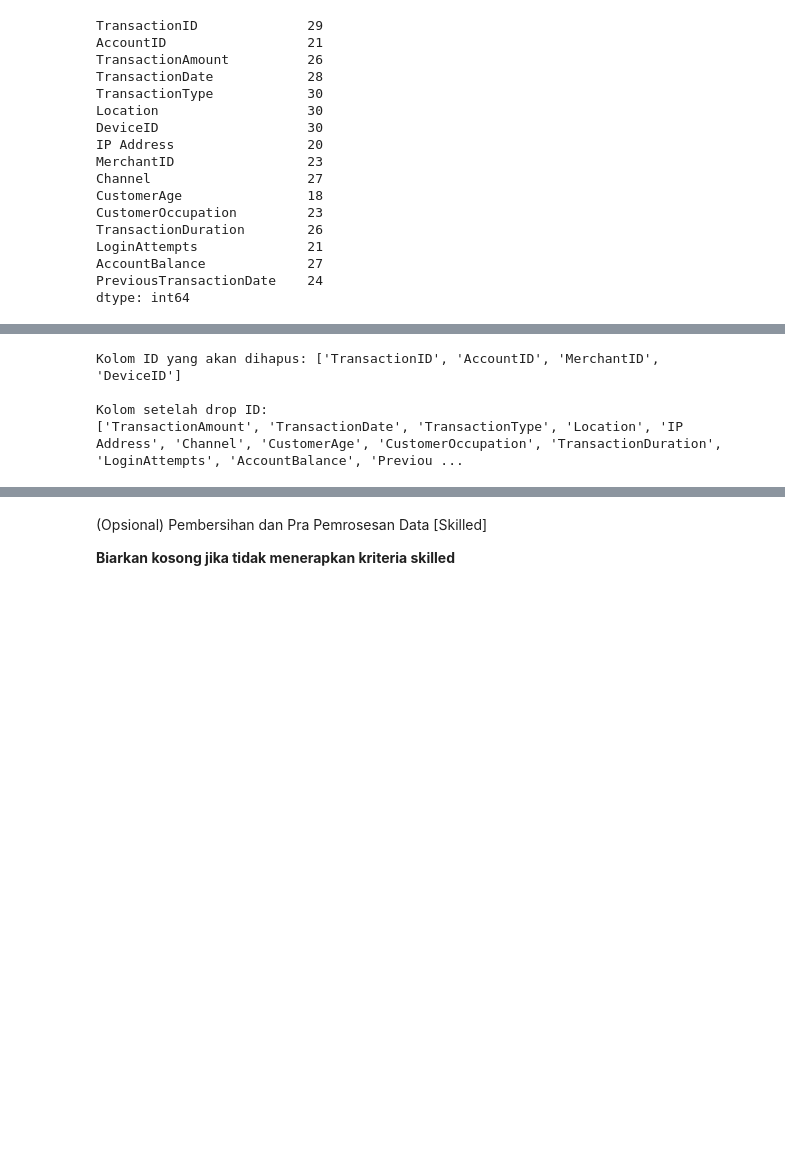
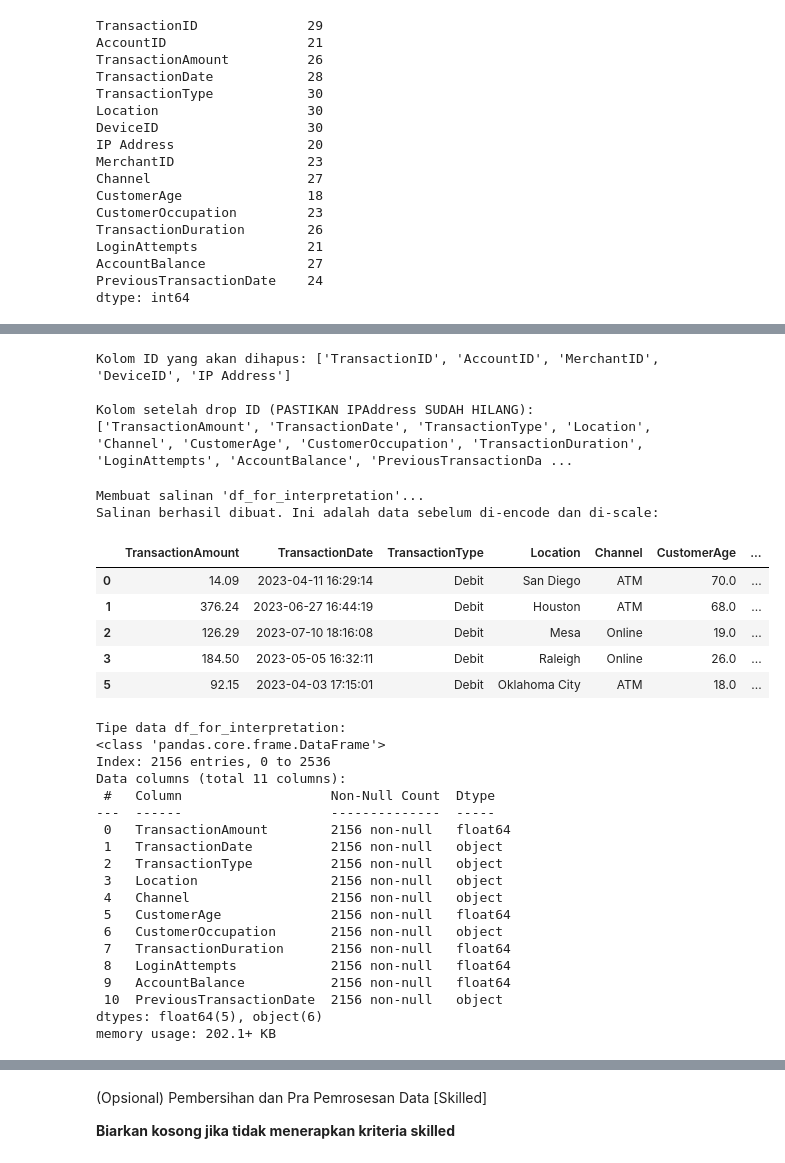
Before and after one commit to fmpangestu/Kmeans-decisionTree, a Jupyter notebook: [Clustering]_Submission_Akhir_BMLP_Your_Name.ipynb, the cells around one changed output, grey strips where cells are left out. Drawn from its saved outputs; the diff is of its cells as text; code cells hidden in the pictures; blank space fills up the shorter version.

```diff
--- a/[Clustering]_Submission_Akhir_BMLP_Your_Name.ipynb
+++ b/[Clustering]_Submission_Akhir_BMLP_Your_Name.ipynb
@@ -190,6 +202,10 @@ Jumlah baris data setelah dropna: 2156
 # %%
-# Melakukan drop pada kolom yang memiliki keterangan id dan IP Address
-id_columns_to_drop = ['TransactionID', 'AccountID', 'MerchantID', 'DeviceID', 'IPAddress']
+# ## Melakukan drop pada kolom yang memiliki keterangan id dan IP Address
+
+# Daftar kolom ID yang AKAN DIHAPUS (PASTIKAN IPAddress ADA DI SINI)
+id_columns_to_drop = ['TransactionID', 'AccountID', 'MerchantID', 'DeviceID', 'IP Address']
+
+# Cek kolom mana saja yang benar-benar ada di dataframe Anda saat ini
 existing_id_columns = [col for col in id_columns_to_drop if col in df.columns]
 
 print(f"Kolom ID yang akan dihapus: {existing_id_columns}")
@@ -197,13 +213,53 @@ print(f"Kolom ID yang akan dihapus: {existing_id_columns}")
 # Lakukan drop dan simpan kembali ke df
 df = df.drop(columns=existing_id_columns)
 
-print("\nKolom setelah drop ID:")
-print(df.columns.tolist())
+print("\nKolom setelah drop ID (PASTIKAN IPAddress SUDAH HILANG):")
+print(df.columns.tolist()) # <-- Periksa output ini baik-baik!
 # %% [output]
-Kolom ID yang akan dihapus: ['TransactionID', 'AccountID', 'MerchantID', 'DeviceID']
+Kolom ID yang akan dihapus: ['TransactionID', 'AccountID', 'MerchantID', 'DeviceID', 'IP Address']
 
-Kolom setelah drop ID:
-['TransactionAmount', 'TransactionDate', 'TransactionType', 'Location', 'IP Address', 'Channel', 'CustomerAge', 'CustomerOccupation', 'TransactionDuration', 'LoginAttempts', 'AccountBalance', 'Previou ...
+Kolom setelah drop ID (PASTIKAN IPAddress SUDAH HILANG):
+['TransactionAmount', 'TransactionDate', 'TransactionType', 'Location', 'Channel', 'CustomerAge', 'CustomerOccupation', 'TransactionDuration', 'LoginAttempts', 'AccountBalance', 'PreviousTransactionDa ...
+# %%
+# ## MEMBUAT SALINAN DATA UNTUK INTERPRETASI
+# Cell ini HARUS dijalankan SETELAH dropna() dan drop ID,
+# TAPI SEBELUM LabelEncoder dan MinMaxScaler.
+
+print("Membuat salinan 'df_for_interpretation'...")
+df_for_interpretation = df.copy()
+
+print("Salinan berhasil dibuat. Ini adalah data sebelum di-encode dan di-scale:")
+display(df_for_interpretation.head())
+print("Tipe data df_for_interpretation:")
+df_for_interpretation.info()
+# %% [output]
+Membuat salinan 'df_for_interpretation'...
+Salinan berhasil dibuat. Ini adalah data sebelum di-encode dan di-scale:
+|  | TransactionAmount | TransactionDate | TransactionType | Location | Channel | CustomerAge | ... |
+| 0 | 14.09 | 2023-04-11 16:29:14 | Debit | San Diego | ATM | 70.0 | ... |
+| 1 | 376.24 | 2023-06-27 16:44:19 | Debit | Houston | ATM | 68.0 | ... |
+| 2 | 126.29 | 2023-07-10 18:16:08 | Debit | Mesa | Online | 19.0 | ... |
+| 3 | 184.50 | 2023-05-05 16:32:11 | Debit | Raleigh | Online | 26.0 | ... |
+| 5 | 92.15 | 2023-04-03 17:15:01 | Debit | Oklahoma City | ATM | 18.0 | ... |
+Tipe data df_for_interpretation:
+<class 'pandas.core.frame.DataFrame'>
+Index: 2156 entries, 0 to 2536
+Data columns (total 11 columns):
+ #   Column                   Non-Null Count  Dtype
+---  ------                   --------------  -----
+ 0   TransactionAmount        2156 non-null   float64
+ 1   TransactionDate          2156 non-null   object
+ 2   TransactionType          2156 non-null   object
+ 3   Location                 2156 non-null   object
+ 4   Channel                  2156 non-null   object
+ 5   CustomerAge              2156 non-null   float64
+ 6   CustomerOccupation       2156 non-null   object
+ 7   TransactionDuration      2156 non-null   float64
+ 8   LoginAttempts            2156 non-null   float64
+ 9   AccountBalance           2156 non-null   float64
+ 10  PreviousTransactionDate  2156 non-null   object
+dtypes: float64(5), object(6)
+memory usage: 202.1+ KB
 # %%
 # Melakukan feature encoding menggunakan LabelEncoder() untuk fitur kategorikal.
 # Pastikan kamu menggunakan function head setelah melalukan encoding.
```
Also changed, not shown: parts of 11 cells of this notebook, 2 other files.
